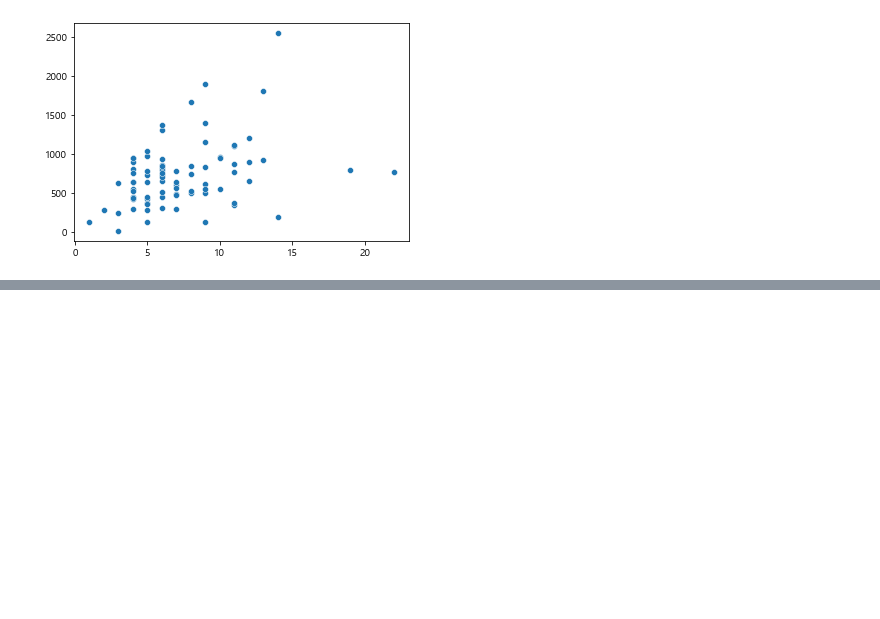
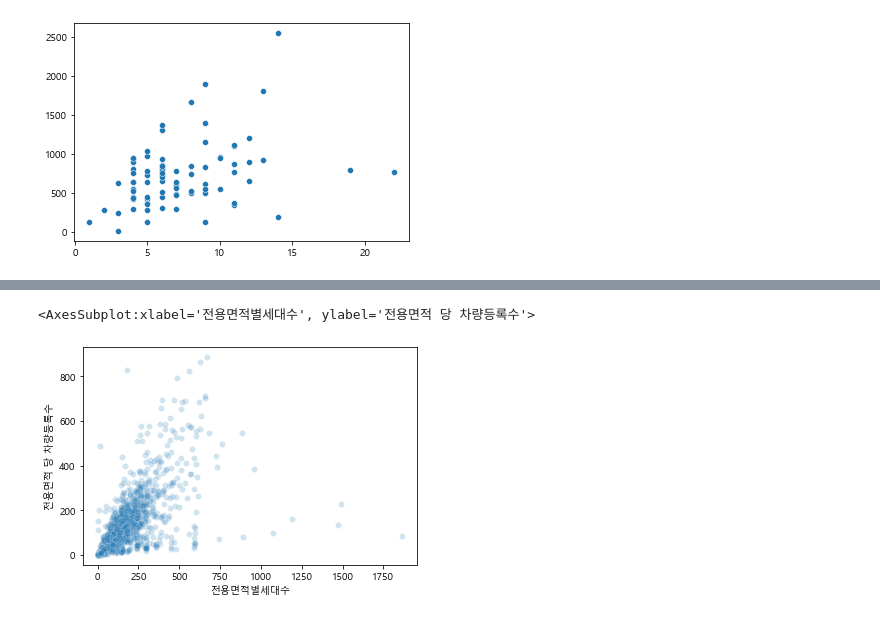
Before and after one commit to hyunjun33/Parking_demand_prediction, a Jupyter notebook: final source code/00_preprocessing_code.ipynb, the cells around one changed output, grey strips where cells are left out. Drawn from its saved outputs; the diff is of its cells as text; code cells hidden in the pictures; blank space fills up the shorter version.

```diff
--- a/final source code/00_preprocessing_code.ipynb
+++ b/final source code/00_preprocessing_code.ipynb
@@ -160,0 +165,5 @@ train_df["전용면적 당 차량등록수"] = (train_df["세대수 규모 당
+# %%
+sns.scatterplot(data=train_df, x="전용면적별세대수", y="전용면적 당 차량등록수", alpha=0.2)
+# %% [output]
+<AxesSubplot:xlabel='전용면적별세대수', ylabel='전용면적 당 차량등록수'>
+[figure, added]
```
Also changed, not shown: parts of 37 cells of this notebook.
